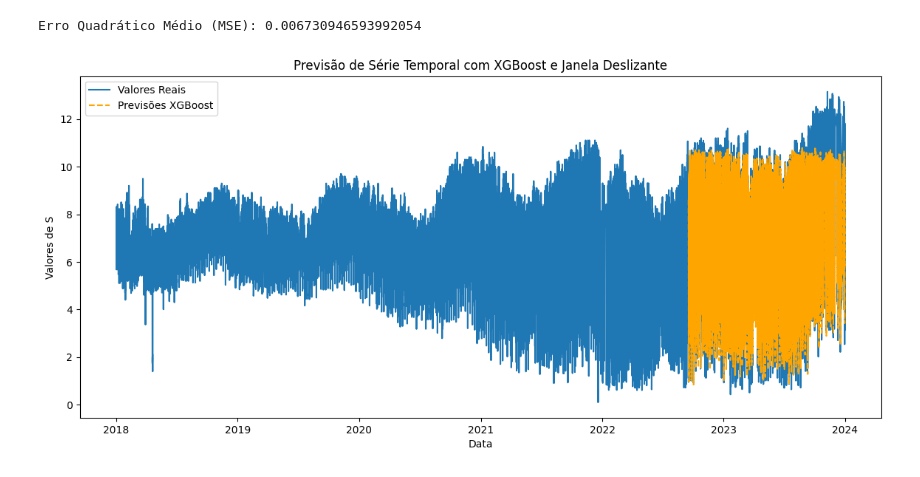
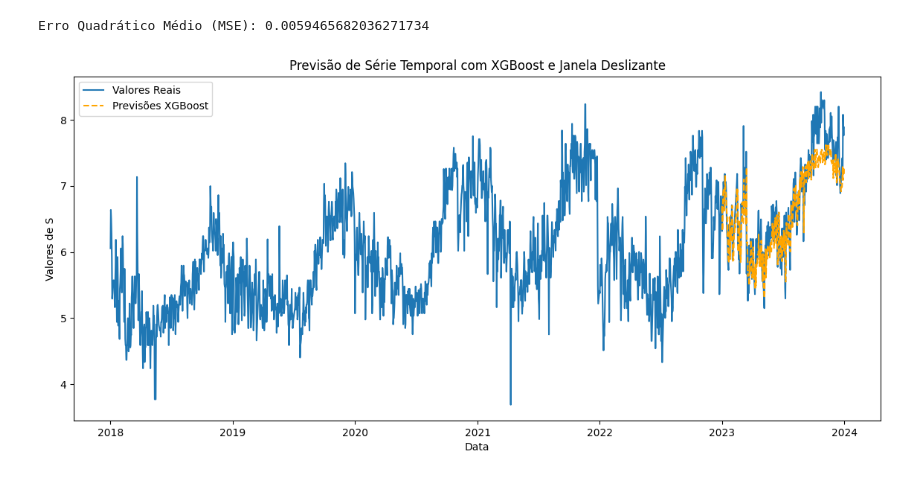
Before and after one commit to ruanvirginio/scriptsMestrado, a Jupyter notebook: transformaBaseST.ipynb, the cells around one changed output. Cells and saved outputs as stored; diff of their text form; code cells hidden in the pictures.

```diff
--- a/transformaBaseST.ipynb
+++ b/transformaBaseST.ipynb
@@ -112,7 +106,9 @@ fig_aparente = px.line(df_filtrado, x='datahora', y='S', color='TRAFO',
 import matplotlib.pyplot as plt
 from statsmodels.tsa.statespace.sarimax import SARIMAX
 
-df = df_filtrado[df_filtrado['TRAFO'] == 'PTS-02T1']
+trafo_escolhido = 'PCO-02T1'
+
+df = df_filtrado[df_filtrado['TRAFO'] == trafo_escolhido] # escolhendo algum transformador para predição
 
 df = df[['datahora', 'S']]
 
@@ -245,70 +241,40 @@ Erro Quadrático Médio (MSE): 0.004023258546703982
 # %%
-import numpy as np
-import pandas as pd
 import matplotlib.pyplot as plt
 from xgboost import XGBRegressor
 from sklearn.preprocessing import MinMaxScaler
 from sklearn.metrics import mean_squared_error
-
-# Filtrando o transformador e preparando os dados
-df = df_filtrado[df_filtrado['TRAFO'] == 'CTR-02T1']
-df = df[['datahora', 'S']]
-df = df.set_index(['datahora'])
-# df = df.resample('D').max()
-df.sort_index(inplace=True)
-df['S'] = df['S'].interpolate()
-
-dados = df[['S']].values
-
-# Normalizando os dados
-scaler = MinMaxScaler(feature_range=(0, 1))
-dados_normalizados = scaler.fit_transform(dados)
-
-# Configurações da janela deslizante
-janela = 365
-X, y = [], []
-for i in range(janela, len(dados_normalizados)):
-    X.append(dados_normalizados[i-janela:i, 0])
-    y.append(dados_normalizados[i, 0])
-
-X, y = np.array(X), np.array(y)
-
-# Dividindo em conjunto de treino e teste (80/20)
-split = int(len(X) * 0.8)
-X_train, X_test = X[:split], X[split:]
-y_train, y_test = y[:split], y[split:]
 
 # Reshape necessário para XGBoost
 X_train = X_train.reshape(X_train.shape[0], X_train.shape[1])
 X_test = X_test.reshape(X_test.shape[0], X_test.shape[1])
 
 # Construindo o modelo XGBoost
 model = XGBRegressor(n_estimators=1000, learning_rate=0.01)
 model.fit(X_train, y_train)
 
 # Fazendo previsões no conjunto de teste
 y_pred_normalizado = model.predict(X_test)
 
 # Calculando o Erro Quadrático Médio (MSE)
 mse = mean_squared_error(y_test, y_pred_normalizado)
 print("Erro Quadrático Médio (MSE):", mse)
 
 # Inversão da normalização, voltando aos valores reais
 y_pred = scaler.inverse_transform(y_pred_normalizado.reshape(-1, 1))
 y_test_inverso = scaler.inverse_transform(y_test.reshape(-1, 1))
 
 # Ajustando o índice para os dados de previsão
 df_previsoes = df.index[split + janela:]
 
 # Visualizando os resultados
 plt.figure(figsize=(14, 6))
 plt.plot(df.index, df['S'], label='Valores Reais')
 plt.plot(df_previsoes, y_pred, label='Previsões XGBoost', linestyle='--', color='orange')
 plt.xlabel('Data')
 plt.ylabel('Valores de S')
 plt.title('Previsão de Série Temporal com XGBoost e Janela Deslizante')
 plt.legend()
 plt.show()
 # %% [output]
-Erro Quadrático Médio (MSE): 0.006730946593992054
+Erro Quadrático Médio (MSE): 0.0059465682036271734
-[figure, old version]
+[figure, new version]
```
Also changed, not shown: parts of 6 cells of this notebook.
